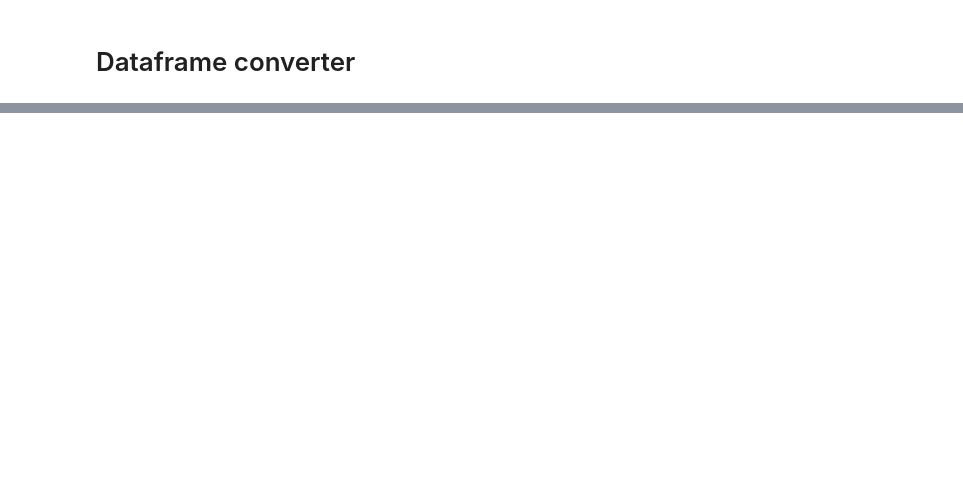
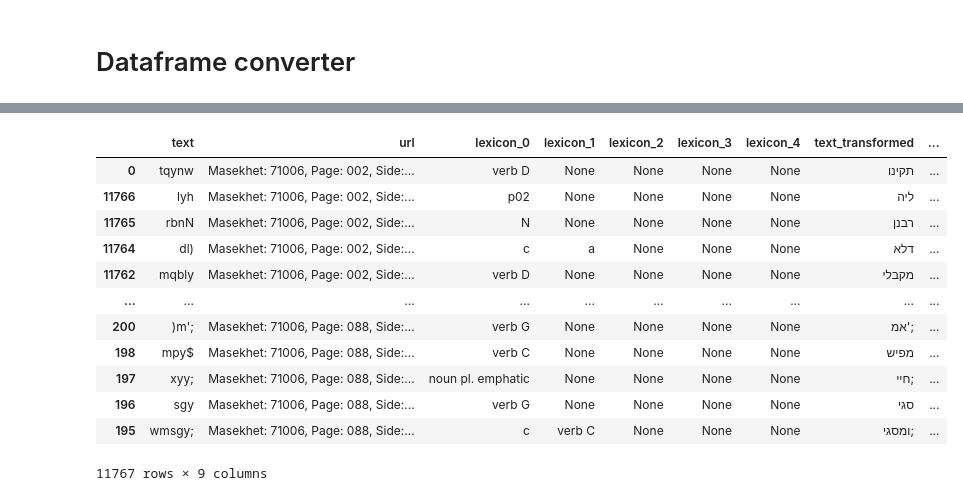
Before and after one commit to Kfirul/Final_Project_Text_Research, a Jupyter notebook: Final_Project_Talmud.ipynb, the cells around one changed output, grey strips where cells are left out. Saved outputs shown, nothing was run; the diff lists cells and outputs as text; code cells hidden in the pictures; blank space fills up the shorter version.

```diff
--- a/Final_Project_Talmud.ipynb
+++ b/Final_Project_Talmud.ipynb
@@ -426,0 +555,16 @@ check_df
+# %%
+df_yom
+# %% [output]
+|  | text | url | lexicon_0 | lexicon_1 | lexicon_2 | lexicon_3 | lexicon_4 | text_transformed | ... |
+| 0 | tqynw | Masekhet: 71006, Page: 002, Side:... | verb D | None | None | None | None | תקינו | ... |
+| 11766 | lyh | Masekhet: 71006, Page: 002, Side:... | p02 | None | None | None | None | ליה | ... |
+| 11765 | rbnN | Masekhet: 71006, Page: 002, Side:... | N | None | None | None | None | רבנן | ... |
+| 11764 | dl) | Masekhet: 71006, Page: 002, Side:... | c | a | None | None | None | דלא | ... |
+| 11762 | mqbly | Masekhet: 71006, Page: 002, Side:... | verb D | None | None | None | None | מקבלי | ... |
+| ... | ... | ... | ... | ... | ... | ... | ... | ... | ... |
+| 200 | )m'; | Masekhet: 71006, Page: 088, Side:... | verb G | None | None | None | None | אמ'; | ... |
+| 198 | mpy$ | Masekhet: 71006, Page: 088, Side:... | verb C | None | None | None | None | מפיש | ... |
+| 197 | xyy; | Masekhet: 71006, Page: 088, Side:... | noun pl. emphatic | None | None | None | None | חיי; | ... |
+| 196 | sgy | Masekhet: 71006, Page: 088, Side:... | verb G | None | None | None | None | סגי | ... |
+| 195 | wmsgy; | Masekhet: 71006, Page: 088, Side:... | c | verb C | None | None | None | ומסגי; | ... |
+11767 rows × 9 columns
```
Also changed, not shown: parts of 16 cells of this notebook.
